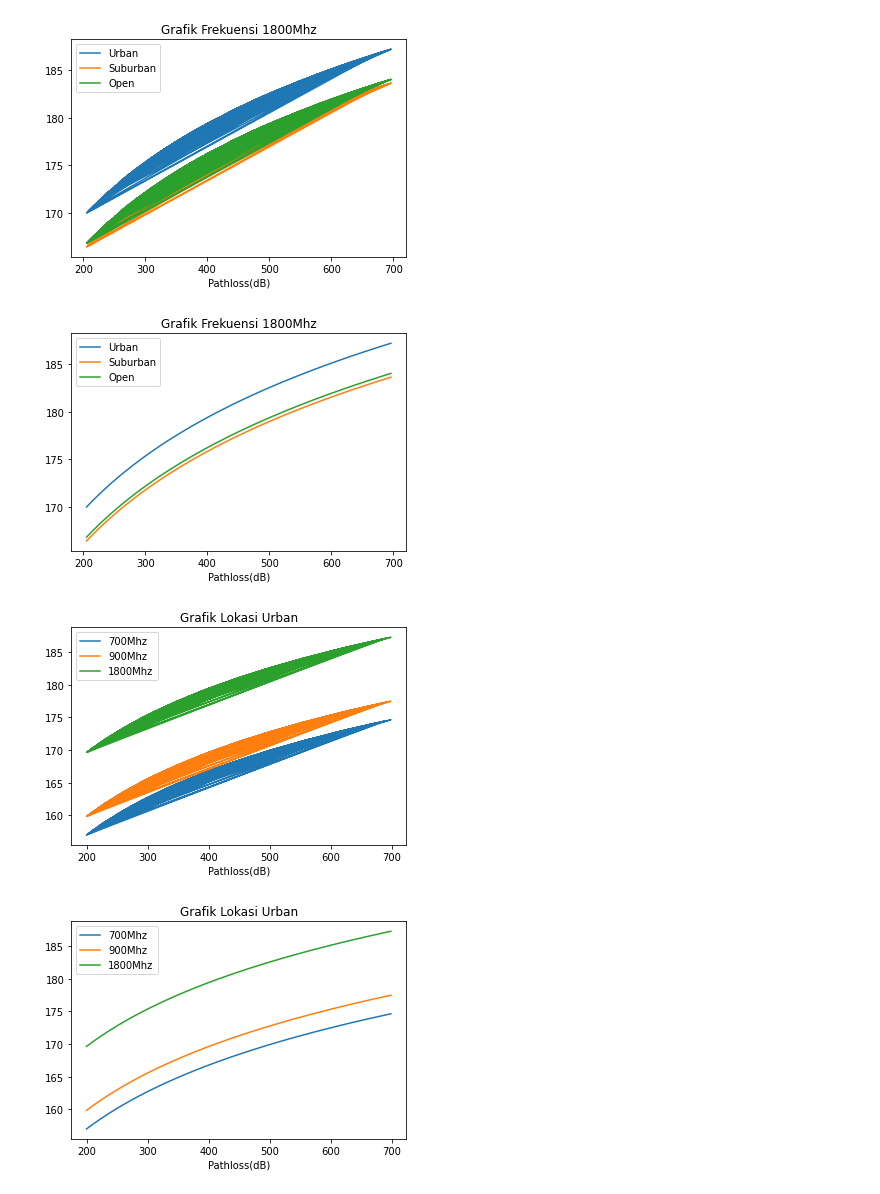
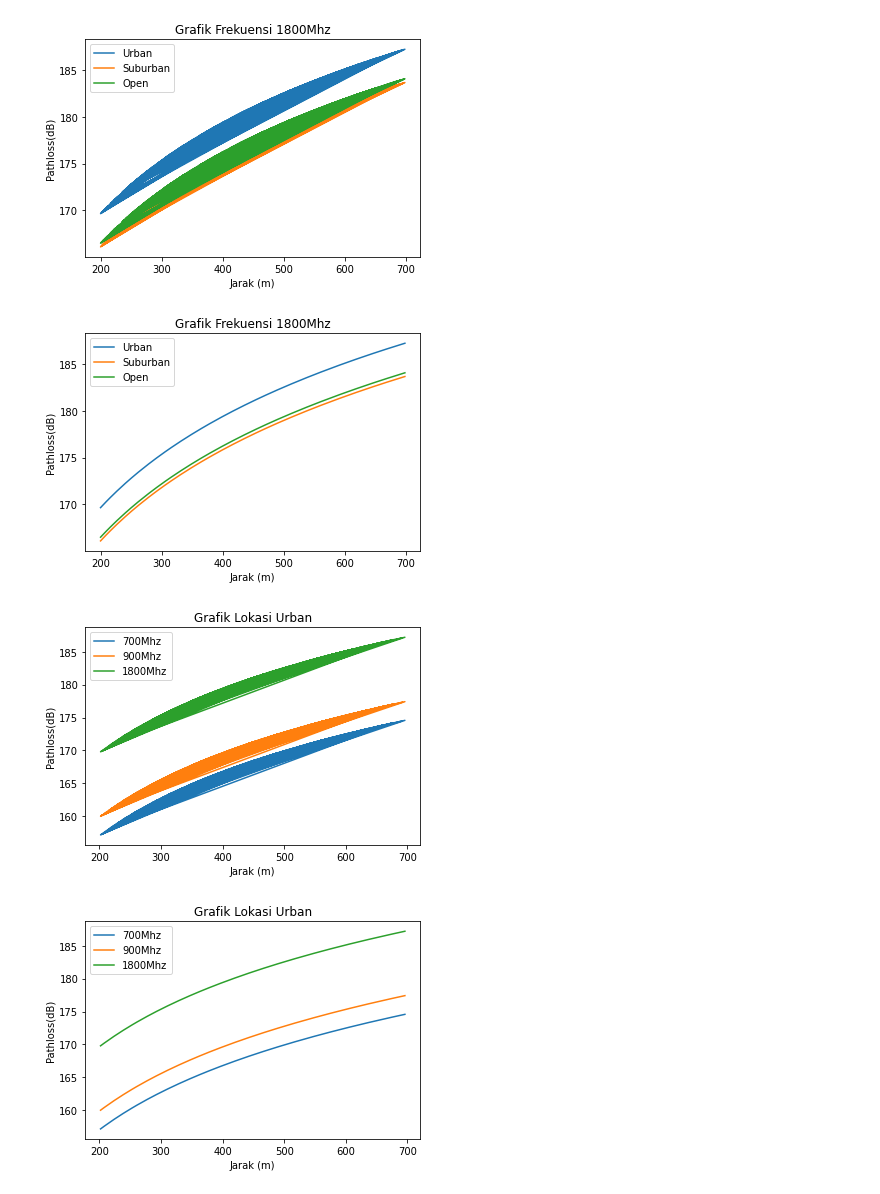
Before and after one commit to Syahdant/Tugas_13Pyth, a Jupyter notebook: Syahdan_Triantoro_Python13.ipynb, the cells around one changed output. Saved outputs shown, nothing was run; the diff lists cells and outputs as text; code cells hidden in the pictures.

```diff
--- a/Syahdan_Triantoro_Python13.ipynb
+++ b/Syahdan_Triantoro_Python13.ipynb
@@ -43,15 +43,15 @@ Graph3=Pathloss(f,loc3,trans,rece,j)
 # %%
 plt.figure()
 plt.plot(j,Graph1,label="Urban")
 plt.plot(j,Graph2,label="Suburban")
 plt.plot(j,Graph3,label="Open")
 plt.legend()
 plt.title("Grafik Frekuensi 1800Mhz")
 plt.xlabel("Jarak (m)")
-plt.xlabel("Pathloss(dB)")
+plt.ylabel("Pathloss(dB)")
 plt.show()
 # %% [output]
-[figure, old version]
+[figure, new version]
 # %%
 j_sort=j[np.argsort(j)]
 Urban_sort=Graph1[np.argsort(j)]
@@ -65,10 +65,10 @@ plt.plot(j_sort,Open_sort,label="Open")
 plt.legend()
 plt.title("Grafik Frekuensi 1800Mhz")
 plt.xlabel("Jarak (m)")
-plt.xlabel("Pathloss(dB)")
+plt.ylabel("Pathloss(dB)")
 plt.show()
 # %% [output]
-[figure, old version]
+[figure, new version]
 # %%
 f1=700
 f2=900
@@ -92,10 +92,10 @@ plt.plot(j,GraphFrek3,label="1800Mhz")
 plt.legend()
 plt.title("Grafik Lokasi Urban")
 plt.xlabel("Jarak (m)")
-plt.xlabel("Pathloss(dB)")
+plt.ylabel("Pathloss(dB)")
 plt.show()
 # %% [output]
-[figure, old version]
+[figure, new version]
 # %%
 j_sort=j[np.argsort(j)]
 frek1_sort=GraphFrek1[np.argsort(j)]
@@ -109,7 +109,7 @@ plt.plot(j_sort,frek3_sort,label="1800Mhz")
 plt.legend()
 plt.title("Grafik Lokasi Urban")
 plt.xlabel("Jarak (m)")
-plt.xlabel("Pathloss(dB)")
+plt.ylabel("Pathloss(dB)")
 plt.show()
 # %% [output]
-[figure, old version]
+[figure, new version]
```
